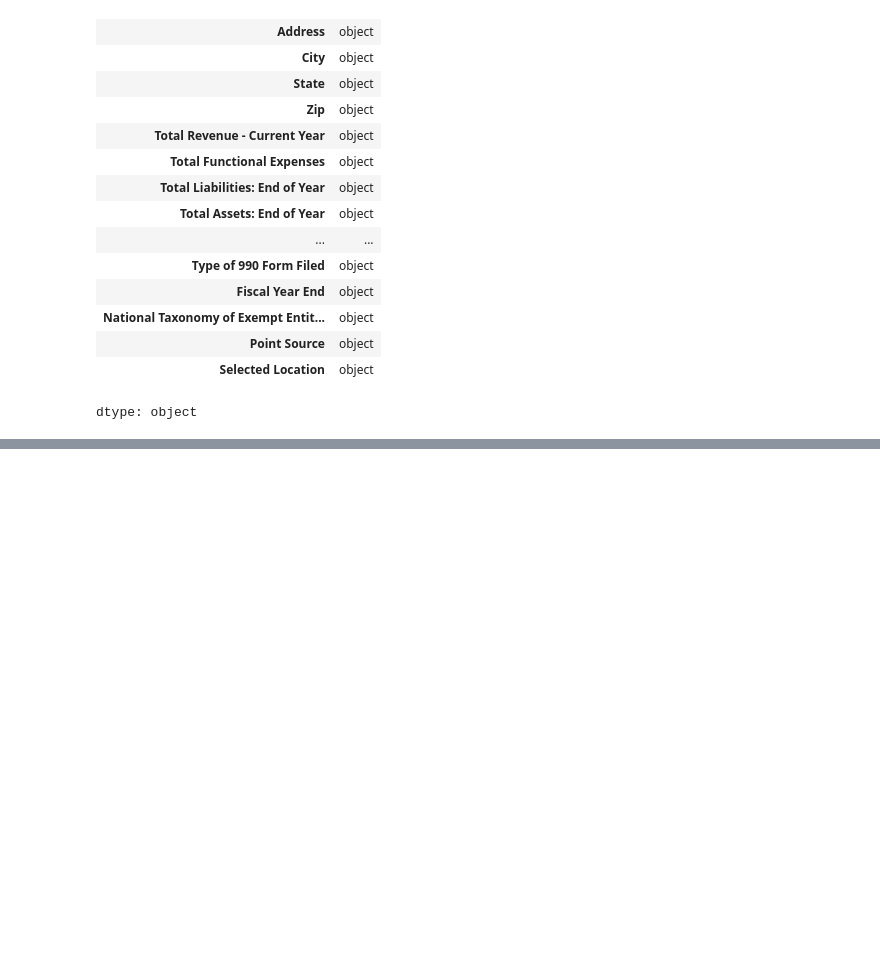
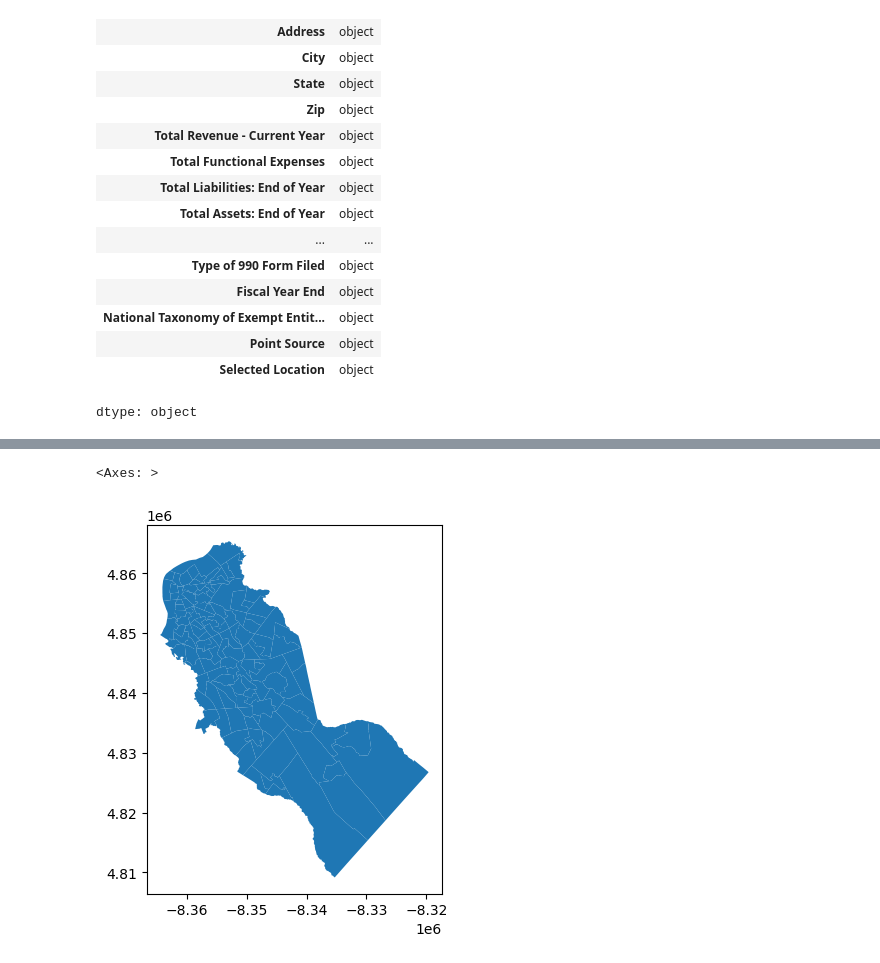
Before and after one commit to mvs110/GIS-FALL, a Jupyter notebook: Copy_of_PS_1.ipynb, the cells around one changed output, grey strips where cells are left out. Cells and saved outputs as stored; diff of their text form; code cells hidden in the pictures; blank space fills up the shorter version.

```diff
--- a/Copy_of_PS_1.ipynb
+++ b/Copy_of_PS_1.ipynb
@@ -744,0 +1084,3 @@ dtype: object
+# %%
+wd_map = wd_map.rename(columns={'TRACTCE10': 'Geo_TRACT'})
+print(wd_map.columns)  # Print the updated column names
@@ -744,0 +1096,6 @@ dtype: object
+# %%
+# Convert 'Geo_TRACT' column in wd_map to int64 to match Cam_sdeterm
+wd_map['Geo_TRACT'] = pd.to_numeric(wd_map['Geo_TRACT'])
+
+# Now perform the merge
+#merged_data = pd.merge(wd_map, Cam_sdeterm, on='Geo_TRACT', how='left')
@@ -744,0 +1134,5 @@ dtype: object
+# %%
+wd_map.plot()
+# %% [output]
+<Axes: >
+[figure, added]
```
Also changed, not shown: parts of 69 cells of this notebook.
